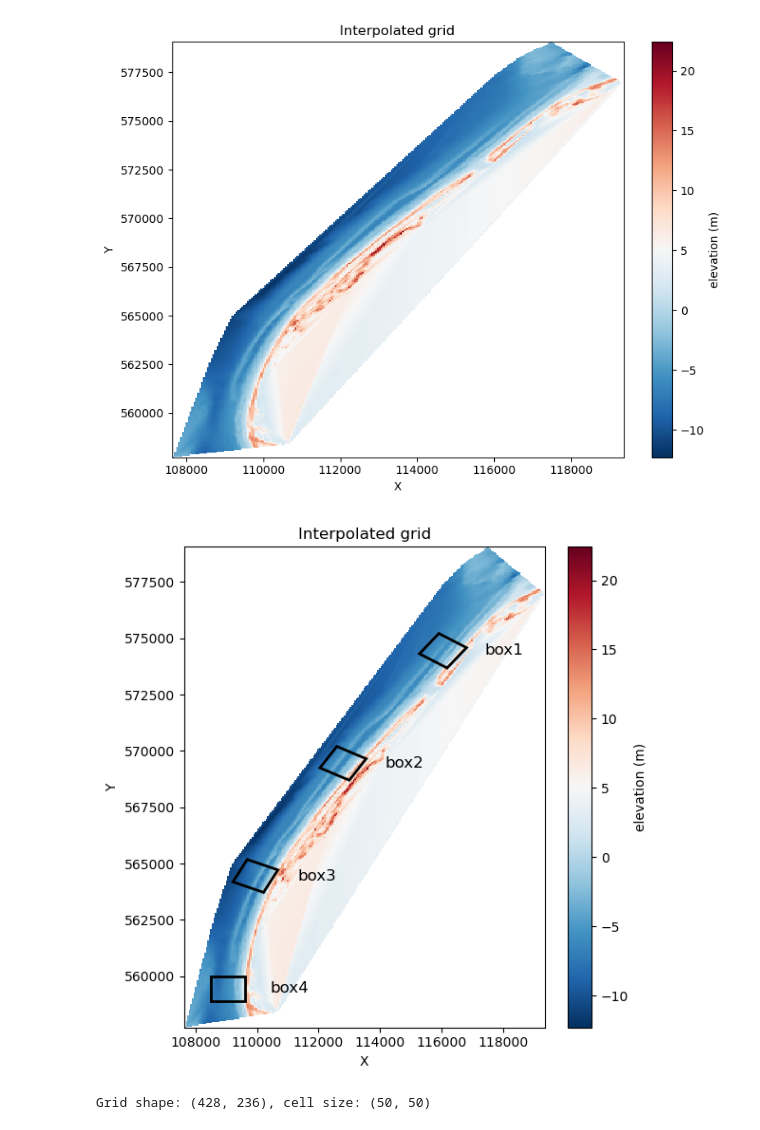
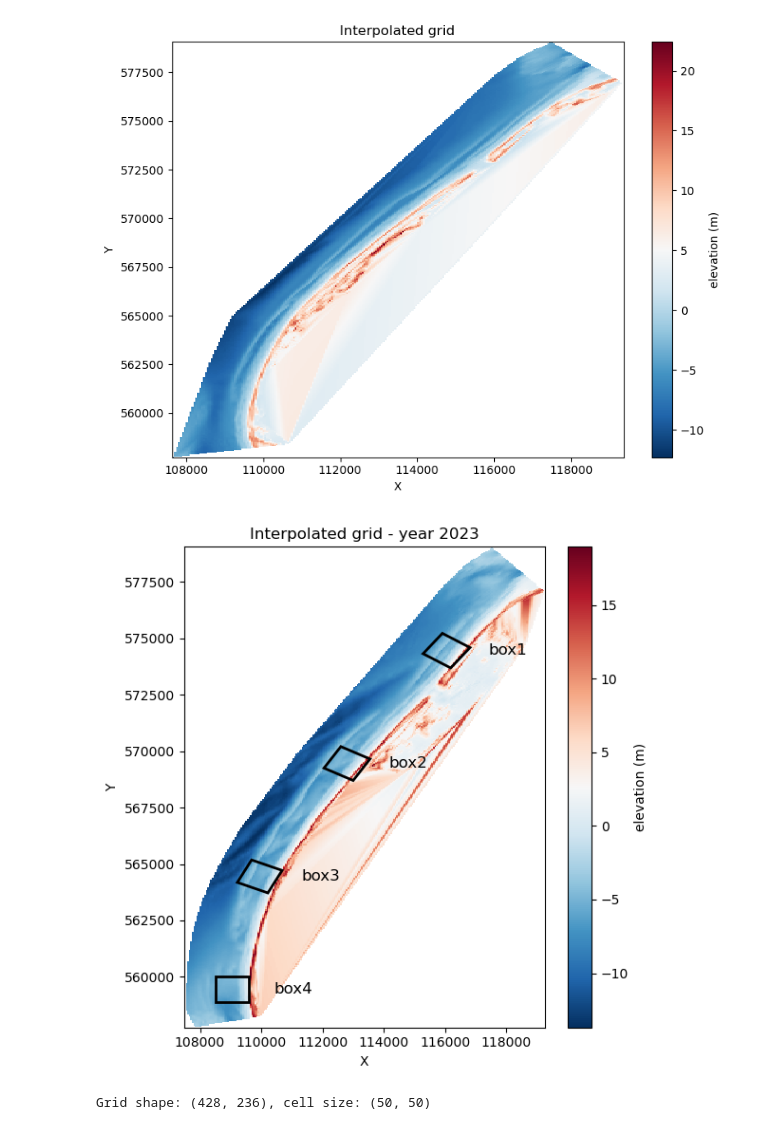
Before and after one commit to movephutthaphaiboon/model-based-water-systems-assessment, a Jupyter notebook: coastal_lab/coast-evolution-cleaned.ipynb, the cells around one changed output. Drawn from its saved outputs; the diff is of its cells as text; code cells hidden in the pictures.

```diff
--- a/coastal_lab/coast-evolution-cleaned.ipynb
+++ b/coastal_lab/coast-evolution-cleaned.ipynb
@@ -1350,7 +1350,8 @@ from scipy.interpolate import griddata
 x_size, y_size = 50, 50  # cell size of grid
 
 # prefer a ready-made subset like `plot_df` when available, otherwise use df_xyz
-src = df_xyz[df_xyz['year'] == 2000].copy()
+selected_year = 2023
+src = df_xyz[df_xyz['year'] == selected_year].copy()
 
 # ensure numeric and drop bad rows
 src[['X', 'Y', 'Z']] = src[['X', 'Y', 'Z']].apply(pd.to_numeric, errors='coerce')
@@ -1386,36 +1387,36 @@ plt.figure(figsize=(6, 6))
 extent = (xmin, xmax, ymin, ymax)
 im = plt.imshow(grid_z, origin='lower', extent=extent, cmap='RdBu_r', interpolation='nearest', aspect='auto')
 plt.colorbar(im, label='elevation (m)')
-plt.title('Interpolated grid')
+plt.title(f'Interpolated grid - year {selected_year}')
 plt.xlabel('X'); plt.ylabel('Y')
 
 # overlay box outlines if present (box1/2/3 are lists of corner (x,y) tuples)
 boxes_use = [box1, box2, box3, box4]
 box_names_use = ['box1', 'box2', 'box3', 'box4']
 
 for box_coords, name in zip(boxes_use, box_names_use):
     if box_coords is None:
         continue
     # ensure polygon coords are in the right format and closed
     poly_coords = list(box_coords)
     if poly_coords[0] != poly_coords[-1]:
         poly_coords = poly_coords + [poly_coords[0]]
 
     # create a Polygon patch from the corner coordinates and add to the axes
     poly = _patches.Polygon(poly_coords, closed=True, edgecolor='black', facecolor='none', linewidth=2)
     plt.gca().add_patch(poly)
 
     # compute centroid for label placement (average of corners)
     xs = [c[0] for c in box_coords]
     ys = [c[1] for c in box_coords]
     mid_x = sum(xs) / len(xs)
     mid_y = sum(ys) / len(ys)
     plt.text(mid_x+2000, mid_y, name, color='black', ha='center', va='center', fontsize=12)
 
 plt.tight_layout()
 plt.show()
 # %% [output]
-[figure, old version]
+[figure, new version]
 # %%
 # print size of the grid and cell size
 print(f"Grid shape: {grid_z.shape}, cell size: ({x_size}, {y_size})")
```
Also changed, not shown: parts of 1 cell of this notebook.
